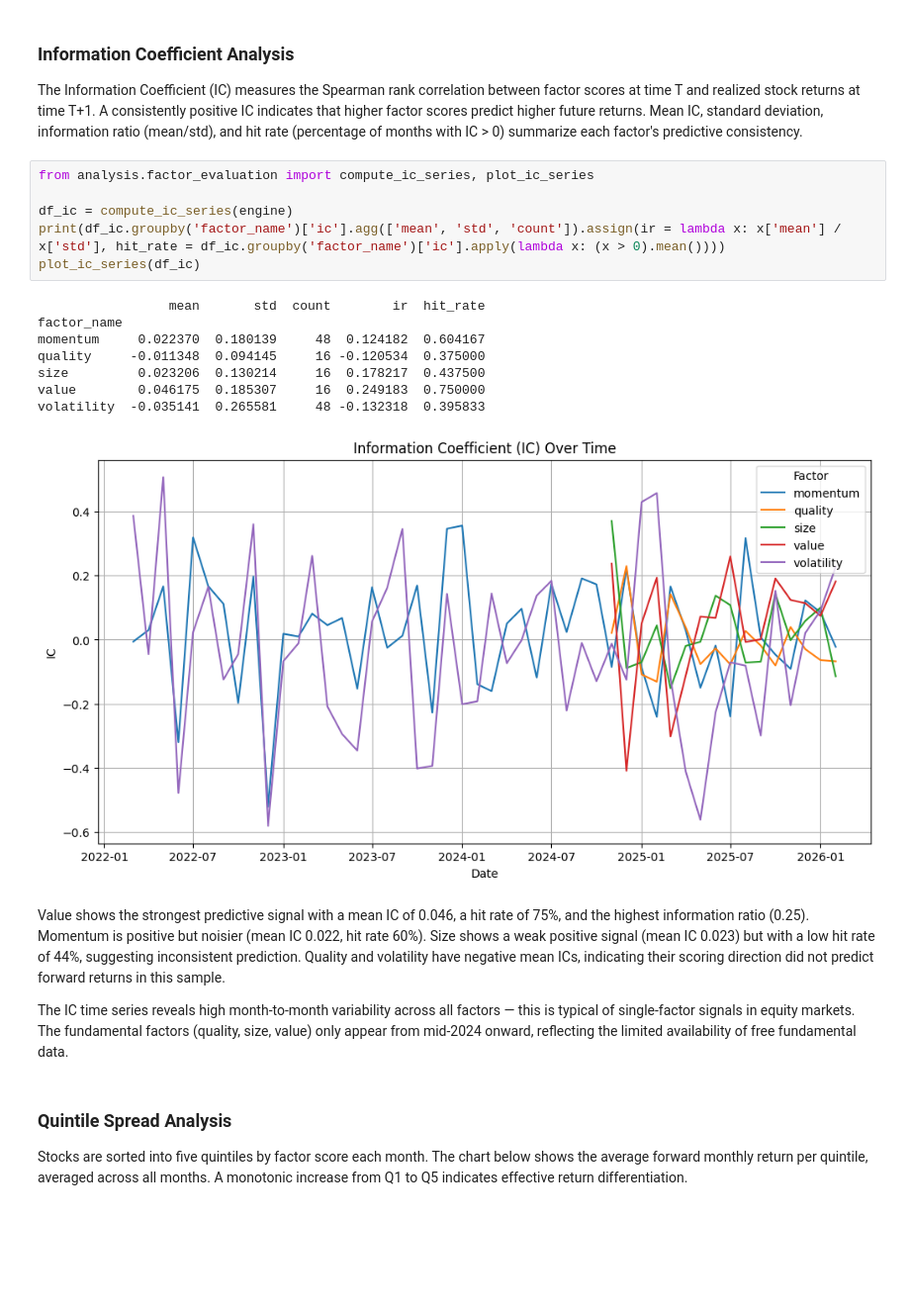
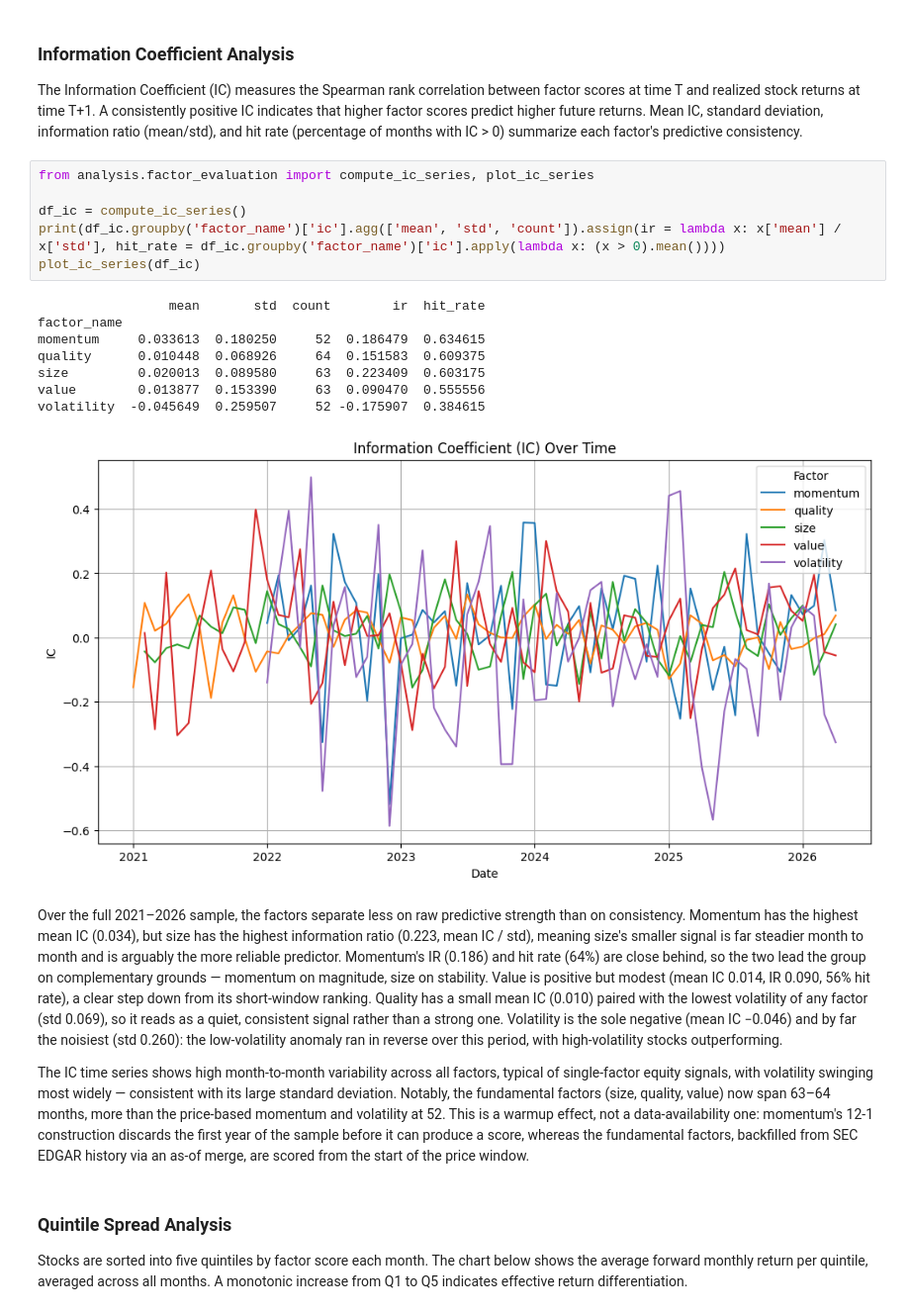
Before and after one commit to Tony-Steiner/factor-research-platform, a Jupyter notebook: notebooks/research_report.ipynb, the cells around one changed output. Shown at 99% size. Drawn from its saved outputs; the diff is of its cells as text; blank space fills up the shorter version.

```diff
--- a/notebooks/research_report.ipynb
+++ b/notebooks/research_report.ipynb
@@ -74,22 +79,22 @@ The Information Coefficient (IC) measures the Spearman rank correlation between
 # %%
 from analysis.factor_evaluation import compute_ic_series, plot_ic_series
 
-df_ic = compute_ic_series(engine)
+df_ic = compute_ic_series()
 print(df_ic.groupby('factor_name')['ic'].agg(['mean', 'std', 'count']).assign(ir = lambda x: x['mean'] / x['std'], hit_rate = df_ic.groupby('factor_name')['ic'].apply(lambda x: (x > 0).mean())))
 plot_ic_series(df_ic)
 # %% [output]
                  mean       std  count        ir  hit_rate
 factor_name
-momentum     0.022370  0.180139     48  0.124182  0.604167
-quality     -0.011348  0.094145     16 -0.120534  0.375000
-size         0.023206  0.130214     16  0.178217  0.437500
-value        0.046175  0.185307     16  0.249183  0.750000
-volatility  -0.035141  0.265581     48 -0.132318  0.395833
+momentum     0.033613  0.180250     52  0.186479  0.634615
+quality      0.010448  0.068926     64  0.151583  0.609375
+size         0.020013  0.089580     63  0.223409  0.603175
+value        0.013877  0.153390     63  0.090470  0.555556
+volatility  -0.045649  0.259507     52 -0.175907  0.384615
-[figure, old version]
+[figure, new version]
 # %% [markdown]
-Value shows the strongest predictive signal with a mean IC of 0.046, a hit rate of 75%, and the highest information ratio (0.25). Momentum is positive but noisier (mean IC 0.022, hit rate 60%). Size shows a weak positive signal (mean IC 0.023) but with a low hit rate of 44%, suggesting inconsistent prediction. Quality and volatility have negative mean ICs, indicating their scoring direction did not predict forward returns in this sample.
+Over the full 2021–2026 sample, the factors separate less on raw predictive strength than on consistency. Momentum has the highest mean IC (0.034), but size has the highest information ratio (0.223, mean IC / std), meaning size's smaller signal is far steadier month to month and is arguably the more reliable predictor. Momentum's IR (0.186) and hit rate (64%) are close behind, so the two lead the group on complementary grounds — momentum on magnitude, size on stability. Value is positive but modest (mean IC 0.014, IR 0.090, 56% hit rate), a clear step down from its short-window ranking. Quality has a small mean IC (0.010) paired with the lowest volatility of any factor (std 0.069), so it reads as a quiet, consistent signal rather than a strong one. Volatility is the sole negative (mean IC −0.046) and by far the noisiest (std 0.260): the low-volatility anomaly ran in reverse over this period, with high-volatility stocks outperforming.
 
-The IC time series reveals high month-to-month variability across all factors — this is typical of single-factor signals in equity markets. The fundamental factors (quality, size, value) only appear from mid-2024 onward, reflecting the limited availability of free fundamental data.
+The IC time series shows high month-to-month variability across all factors, typical of single-factor equity signals, with volatility swinging most widely — consistent with its large standard deviation. Notably, the fundamental factors (size, quality, value) now span 63–64 months, more than the price-based momentum and volatility at 52. This is a warmup effect, not a data-availability one: momentum's 12-1 construction discards the first year of the sample before it can produce a score, whereas the fundamental factors, backfilled from SEC EDGAR history via an as-of merge, are scored from the start of the price window.
 # %% [markdown]
 ### Quintile Spread Analysis
 
```
Also changed, not shown: parts of 17 cells of this notebook, 9 other files.
